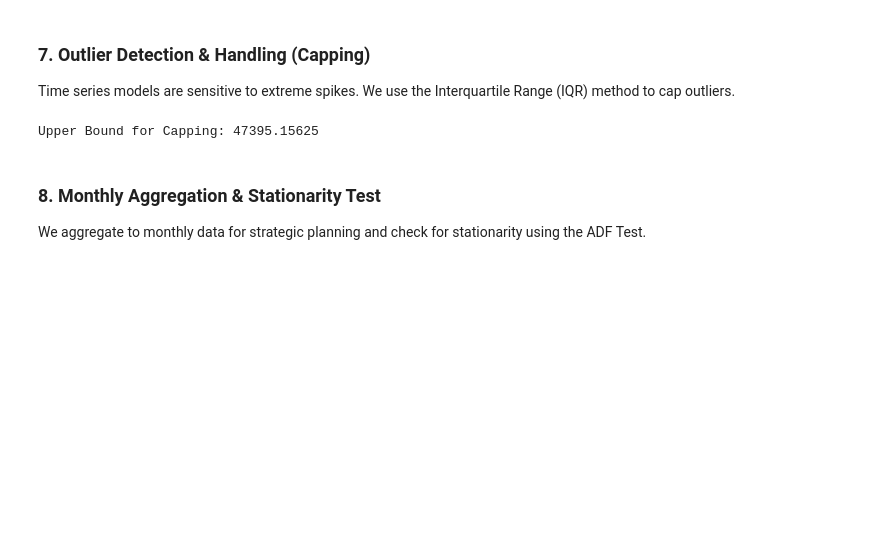
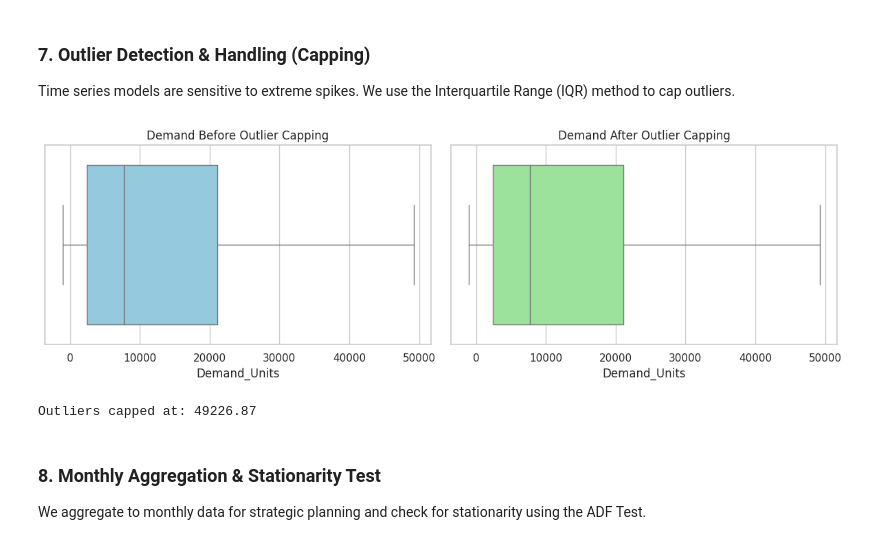
Before and after one commit to MIlanSuthar24/dealer-demand-forecasting-arima, a Jupyter notebook: dealer_demand_forecasting.ipynb, the cells around one changed output. Cells and saved outputs as stored; diff of their text form; code cells hidden in the pictures; blank space fills up the shorter version.

```diff
--- a/dealer_demand_forecasting.ipynb
+++ b/dealer_demand_forecasting.ipynb
@@ -117,19 +145,35 @@ plt.show()
 ### 7. Outlier Detection & Handling (Capping)
 Time series models are sensitive to extreme spikes. We use the Interquartile Range (IQR) method to cap outliers.
 # %%
+# Calculate IQR
 Q1 = data['Demand_Units'].quantile(0.25)
 Q3 = data['Demand_Units'].quantile(0.75)
 IQR = Q3 - Q1
 lower_bound = Q1 - 1.5 * IQR
 upper_bound = Q3 + 1.5 * IQR
 
+# Visualization before capping
+plt.figure(figsize=(12, 4))
+plt.subplot(1, 2, 1)
+sns.boxplot(x=data['Demand_Units'], color='skyblue')
+plt.title('Demand Before Outlier Capping')
+
 # Capping (Winsorization)
 data['Demand_Units'] = np.where(data['Demand_Units'] > upper_bound, upper_bound,
                         np.where(data['Demand_Units'] < lower_bound, lower_bound, data['Demand_Units']))
 
-print(f"Upper Bound for Capping: {upper_bound}")
+# Visualization after capping
+plt.subplot(1, 2, 2)
+sns.boxplot(x=data['Demand_Units'], color='lightgreen')
+plt.title('Demand After Outlier Capping')
+
+plt.tight_layout()
+plt.show()
+
+print(f"Outliers capped at: {upper_bound:.2f}")
 # %% [output]
+[figure, added]
-Upper Bound for Capping: 47395.15625
+Outliers capped at: 49226.87
 # %% [markdown]
 ### 8. Monthly Aggregation & Stationarity Test
 We aggregate to monthly data for strategic planning and check for stationarity using the ADF Test.
```
Also changed, not shown: parts of 13 cells of this notebook.
